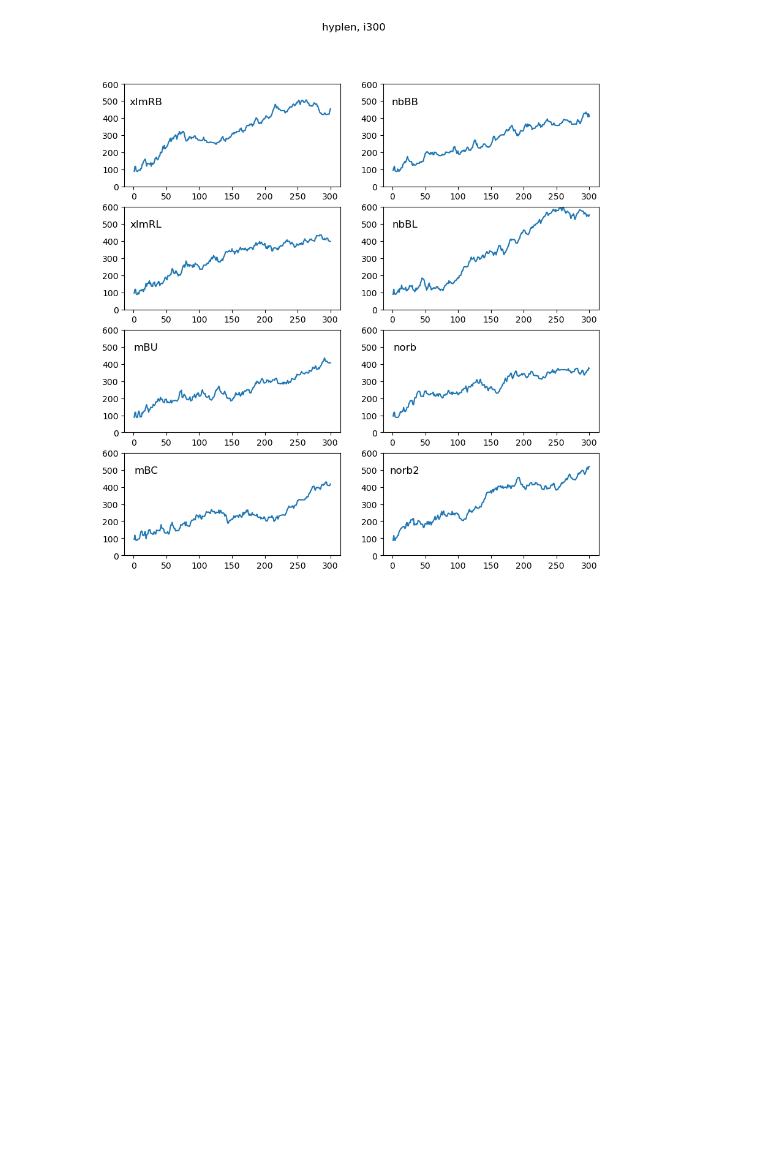
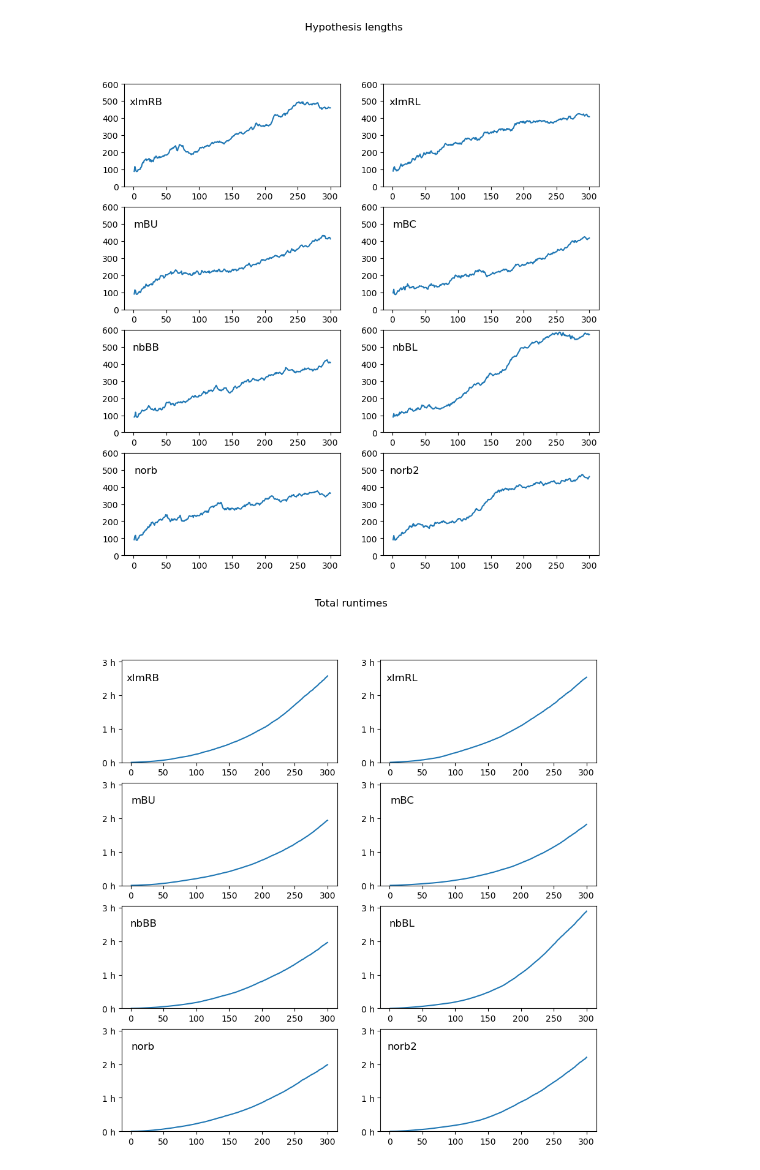
Before and after one commit to Johnneeee/masterThesis, a Jupyter notebook: probeRule/displayMetadata.ipynb, the cells around one changed output. Drawn from its saved outputs; the diff is of its cells as text; code cells hidden in the pictures; blank space fills up the shorter version.

```diff
--- a/probeRule/displayMetadata.ipynb
+++ b/probeRule/displayMetadata.ipynb
@@ -66,6 +82,19 @@ def compareV1(xdata, ydata, lmtag, pos, ycap):
 # %%
 figure, axis = plt.subplots(4, 2, figsize=(10, 10))
-figure.suptitle("hyplen, i300")
-compareV1(x300, hypLens, lms_, pos, 600)
+figure.suptitle("Hypothesis lengths")
+compareV1(x300, hypLengths, lms_, pos, 600)
 # %% [output]
-[figure, old version]
+[figure, new version]
+# %%
+figure, axis = plt.subplots(4, 2, figsize=(10, 10))
+figure.suptitle("Total runtimes")
+
+ticks = [0, 3600, 7200, 10800]
+for ax_row in axis:          # each row is a 1-D array
+    for ax in ax_row:        # each element is a single Axes
+        ax.set_yticks(ticks)
+        ax.set_yticklabels([f"{i} h" for i in range(len(ticks))])
+
+compareV1(x300, totalRt, lms_, pos, 11000)
+# %% [output]
+[figure, added]
```
Also changed, not shown: parts of 9 cells of this notebook, 2 other files.
